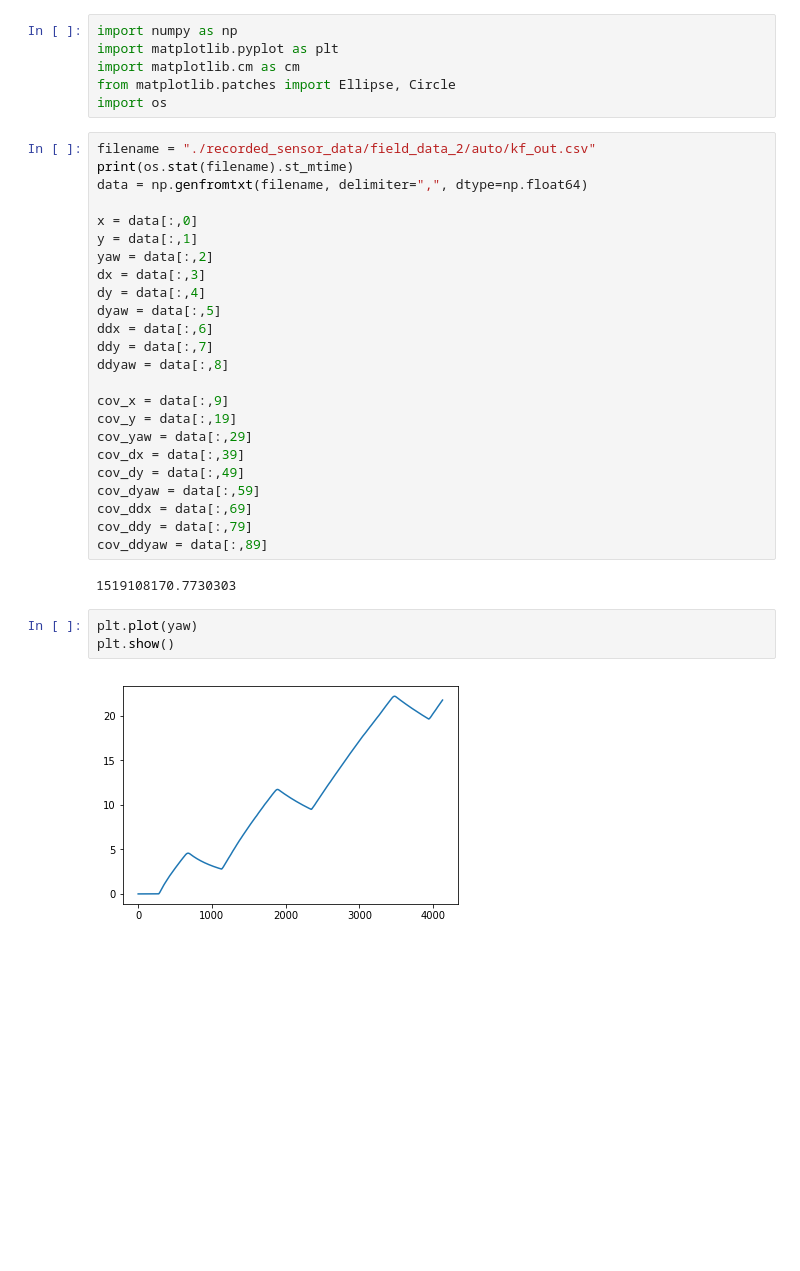
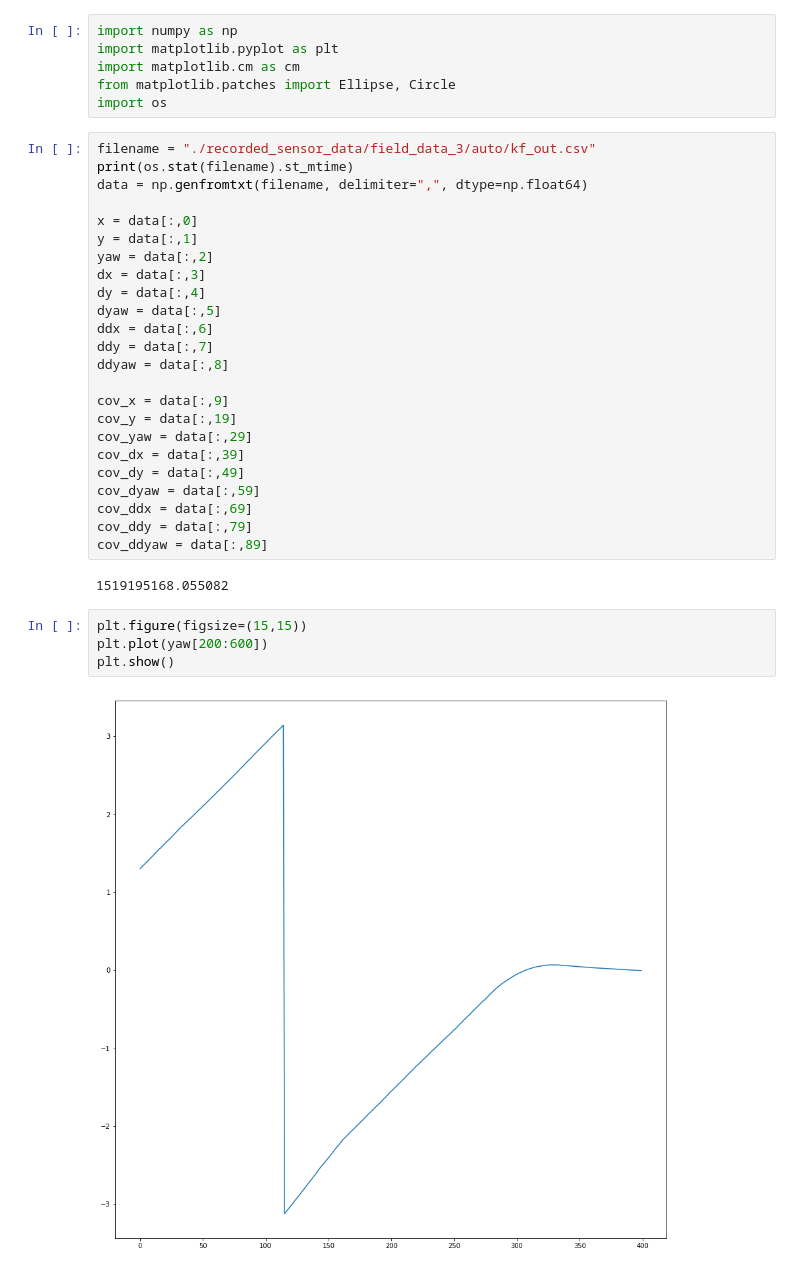
Before and after one commit to PHIL-MQP/phil, a Jupyter notebook: python/notebooks/KF Output Analysis.ipynb, the cells around one changed output. Saved outputs shown, nothing was run; the diff lists cells and outputs as text; blank space fills up the shorter version.

Commit message:
got model and measurement to work
 - it seems they are "correct" but there is a matter of tuning
 - need to test on much more data

```diff
--- a/python/notebooks/KF Output Analysis.ipynb
+++ b/python/notebooks/KF Output Analysis.ipynb
@@ -9,7 +9,7 @@ import matplotlib.cm as cm
 from matplotlib.patches import Ellipse, Circle
 import os
 # %%
-filename = "./recorded_sensor_data/field_data_2/auto/kf_out.csv"
+filename = "./recorded_sensor_data/field_data_3/auto/kf_out.csv"
 print(os.stat(filename).st_mtime)
 data = np.genfromtxt(filename, delimiter=",", dtype=np.float64)
 
@@ -33,11 +33,12 @@ cov_ddx = data[:,69]
 cov_ddy = data[:,79]
 cov_ddyaw = data[:,89]
 # %% [output]
-1519108170.7730303
+1519195168.055082
 # %%
-plt.plot(yaw)
+plt.figure(figsize=(15,15))
+plt.plot(yaw[200:600])
 plt.show()
 # %% [output]
-[figure, old version]
+[figure, new version]
 # %%
 T_begin = 0
```
Also changed, not shown: parts of 2 cells of this notebook, 9 other files.
